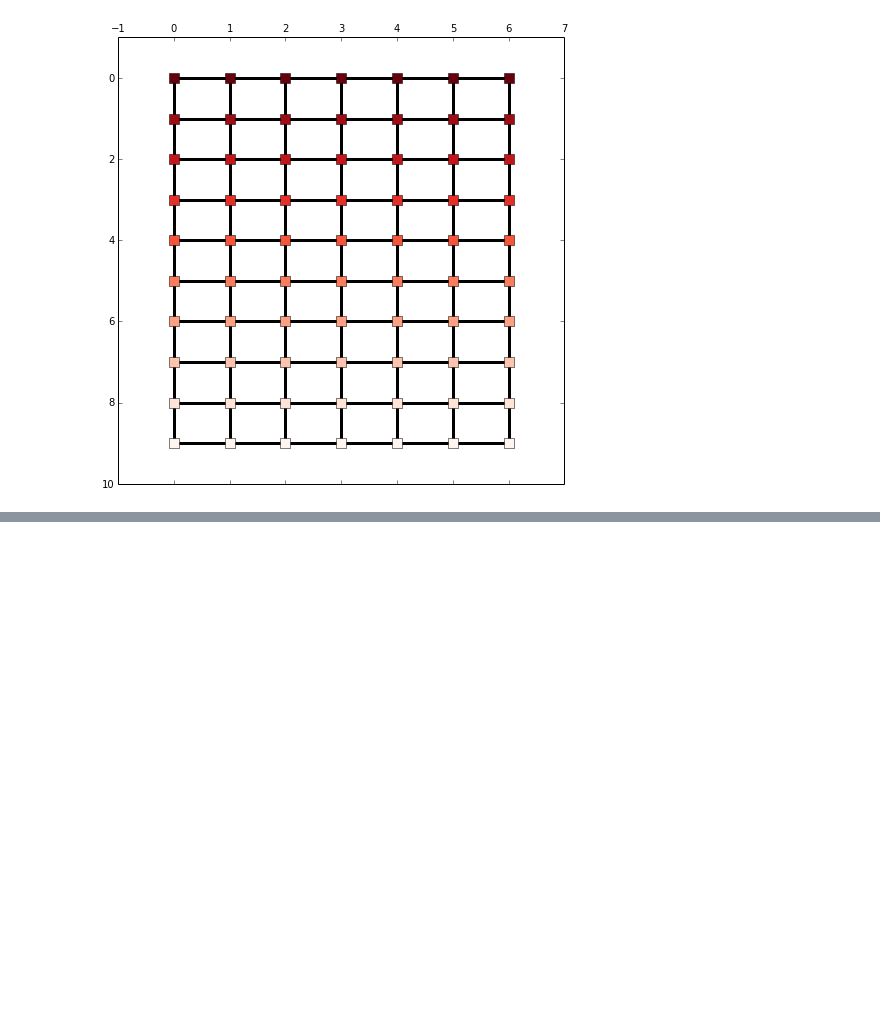
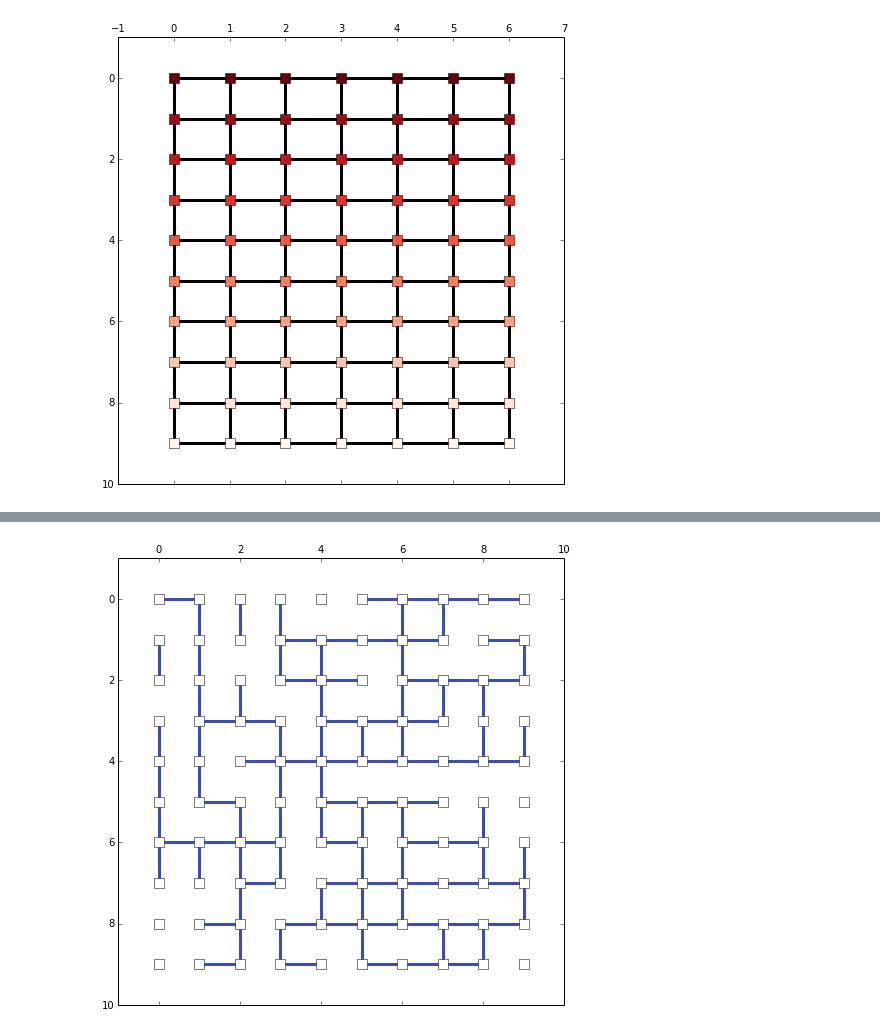
Before and after one commit to forrestsheldon/memNets, a Jupyter notebook: Resistor_Networks_V2.ipynb, the cells around one changed output, grey strips where cells are left out. Cells and saved outputs as stored; diff of their text form; code cells hidden in the pictures; blank space fills up the shorter version.

```diff
--- a/Resistor_Networks_V2.ipynb
+++ b/Resistor_Networks_V2.ipynb
@@ -503,0 +515,5 @@ Rnet.display(ax, 'voltage', nodesize=10)
+# %%
+fig, ax = plt.subplots(figsize=(8,8))
+Rnet.display(ax, 'conductance', nodesize=10)
+# %% [output]
+[figure, added]
```
Also changed, not shown: parts of 10 cells of this notebook, 2 other files.
